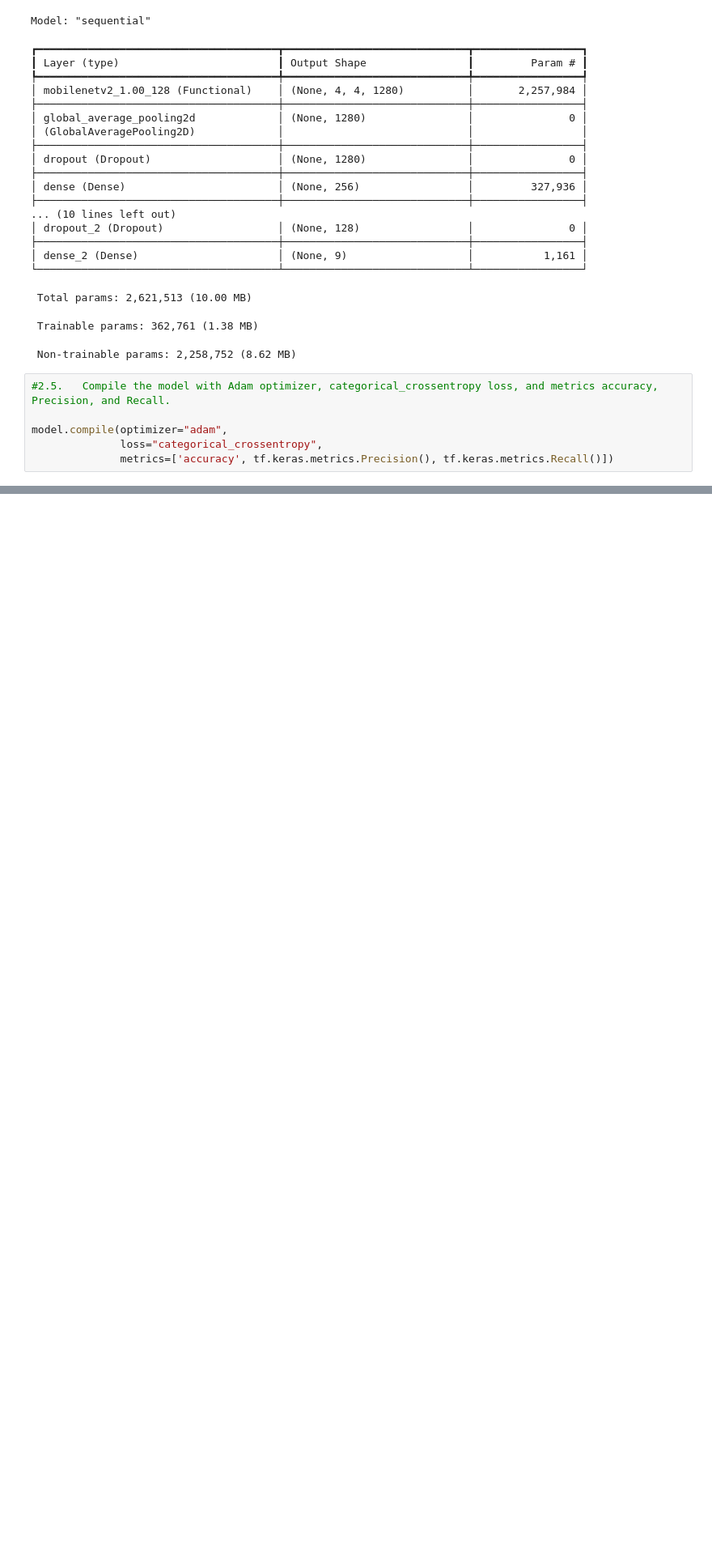
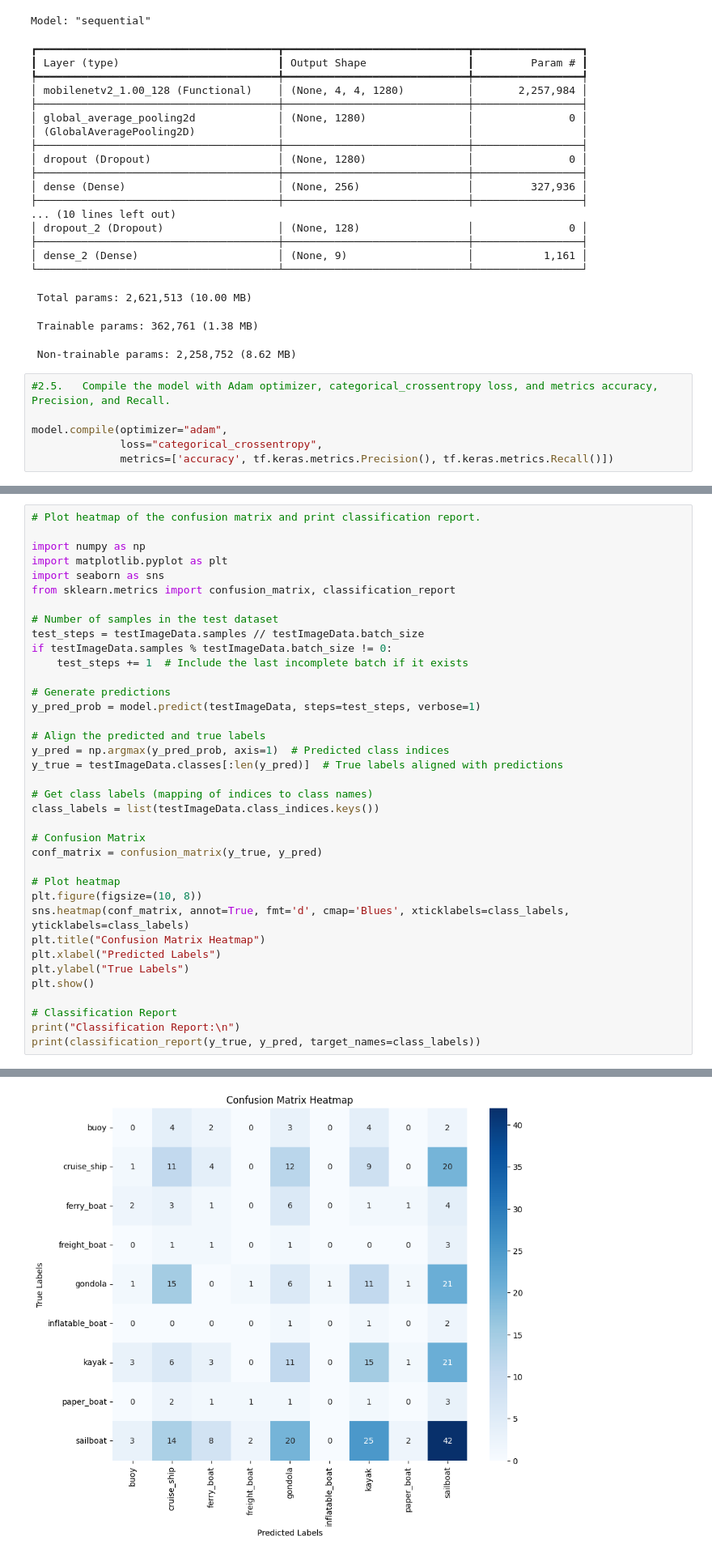
Before and after one commit to agarwalpratik/aiml, a Jupyter notebook: Automating_Port_Operations_DeepLearning_Part2.ipynb, the cells around one changed output, grey strips where cells are left out. Shown at 81% size. Cells and saved outputs as stored; diff of their text form; blank space fills up the shorter version.

```diff
--- a/Automating_Port_Operations_DeepLearning_Part2.ipynb
+++ b/Automating_Port_Operations_DeepLearning_Part2.ipynb
@@ -214,0 +278,38 @@ Epoch 9/50
+# %%
+# Plot heatmap of the confusion matrix and print classification report.
+
+import numpy as np
+import matplotlib.pyplot as plt
+import seaborn as sns
+from sklearn.metrics import confusion_matrix, classification_report
+
+# Number of samples in the test dataset
+test_steps = testImageData.samples // testImageData.batch_size
+if testImageData.samples % testImageData.batch_size != 0:
+    test_steps += 1  # Include the last incomplete batch if it exists
+
+# Generate predictions
+y_pred_prob = model.predict(testImageData, steps=test_steps, verbose=1)
+
+# Align the predicted and true labels
+y_pred = np.argmax(y_pred_prob, axis=1)  # Predicted class indices
+y_true = testImageData.classes[:len(y_pred)]  # True labels aligned with predictions
+
+# Get class labels (mapping of indices to class names)
+class_labels = list(testImageData.class_indices.keys())
+
+# Confusion Matrix
+conf_matrix = confusion_matrix(y_true, y_pred)
+
+# Plot heatmap
+plt.figure(figsize=(10, 8))
+sns.heatmap(conf_matrix, annot=True, fmt='d', cmap='Blues', xticklabels=class_labels, yticklabels=class_labels)
+plt.title("Confusion Matrix Heatmap")
+plt.xlabel("Predicted Labels")
+plt.ylabel("True Labels")
+plt.show()
+
+# Classification Report
+print("Classification Report:\n")
+print(classification_report(y_true, y_pred, target_names=class_labels))
+# %% [output]
@@ -214,0 +317 @@ Epoch 9/50
+[figure, added]
```
Also changed, not shown: parts of 11 cells of this notebook.
